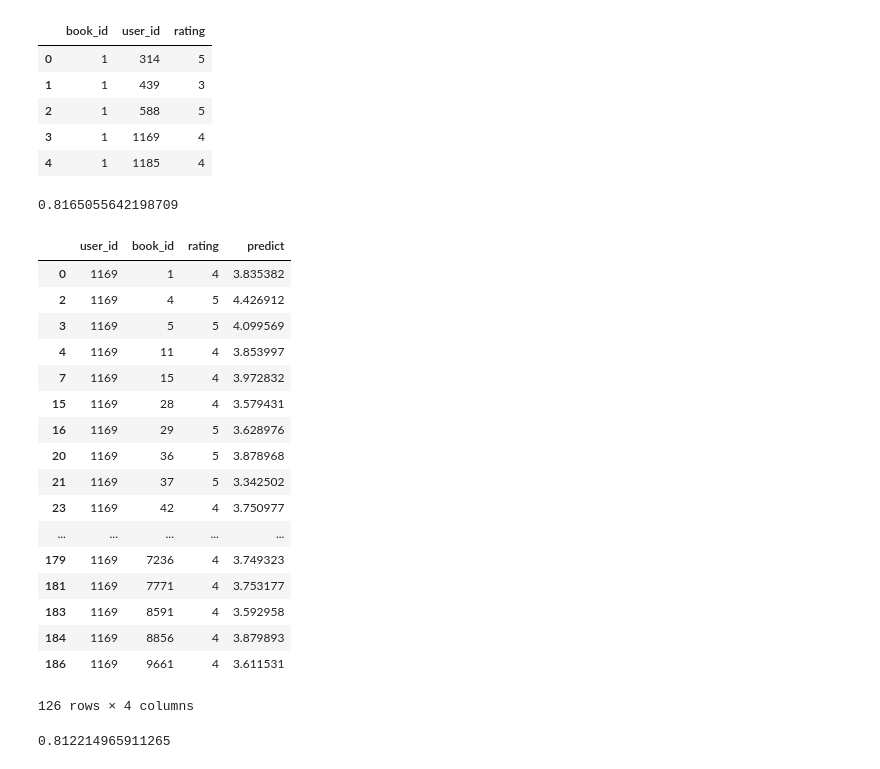
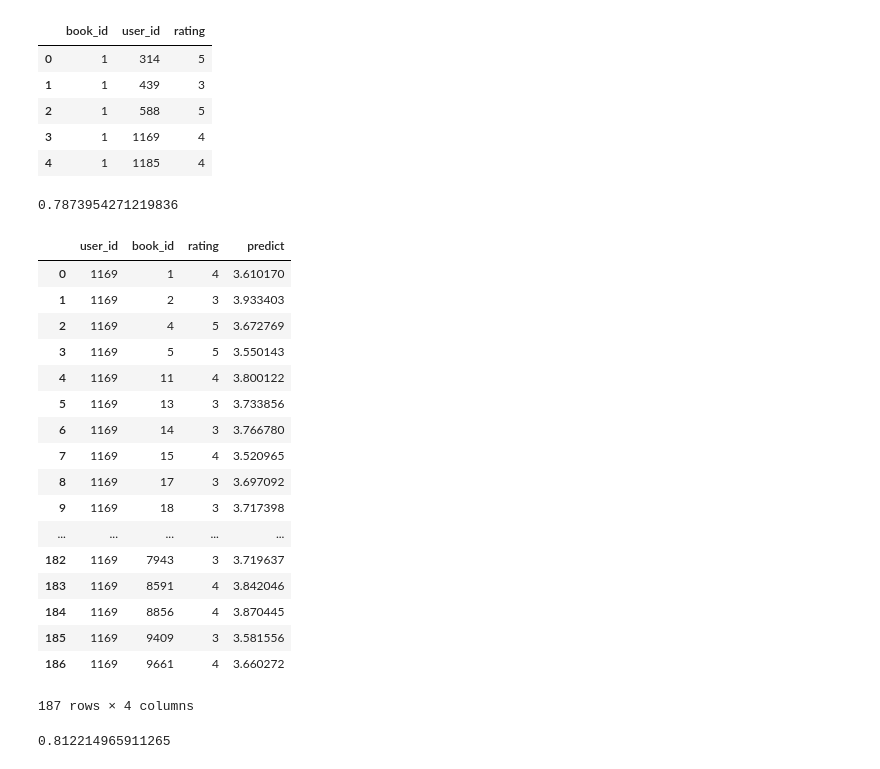
Before and after one commit to SnowWindSaveYou/Book-recommendation-system, a Jupyter notebook: NeuMF develope.ipynb, the cells around one changed output. Cells and saved outputs as stored; diff of their text form; code cells hidden in the pictures.

```diff
--- a/NeuMF develope.ipynb
+++ b/NeuMF develope.ipynb
@@ -255,12 +255,12 @@ liveloss2 = PlotLosses()
 liveloss3 = PlotLosses()
 # %%
 # define model
-NeuMF_model = NeuMF(num_users+1,num_items+1,16,8).to(device)
+# NeuMF_model = NeuMF(num_users+1,num_items+1,16,8).to(device)
 NeuMF_opt = optim.SGD(NeuMF_model.parameters(),lr=0.001)
 NeuMF_criterion = torch.nn.MSELoss()
 # NeuMF_model.load_state_dict(torch.load("./md_checkpoint/neumf_1.pkg"))
 # %%
-for i in range(0,11):
+for i in range(0,10):
     epoch_run(NeuMF_model,train_generator,NeuMF_opt,NeuMF_criterion,liveloss1,"train")
     if i %5:
         torch.save(NeuMF_model.state_dict(), "./md_checkpoint/neumf_8"+str(i)+".pkg")
@@ -311,28 +311,29 @@ contrast_df = rating_df[rating_df['user_id']==USERID].merge(
 # %%
 rmse(np.array(contrast_df["rating"]),np.array(contrast_df["predict"]))
 # %% [output]
-0.8165055642198709
+0.7873954271219836
 # %%
-contrast_df[contrast_df['rating']>=4]
+# contrast_df[contrast_df['rating']>=4]
+contrast_df
 # %% [output]
 |  | user_id | book_id | rating | predict |
-| 0 | 1169 | 1 | 4 | 3.835382 |
-| 2 | 1169 | 4 | 5 | 4.426912 |
-| 3 | 1169 | 5 | 5 | 4.099569 |
-| 4 | 1169 | 11 | 4 | 3.853997 |
-| 7 | 1169 | 15 | 4 | 3.972832 |
-| 15 | 1169 | 28 | 4 | 3.579431 |
-| 16 | 1169 | 29 | 5 | 3.628976 |
-| 20 | 1169 | 36 | 5 | 3.878968 |
-| 21 | 1169 | 37 | 5 | 3.342502 |
-| 23 | 1169 | 42 | 4 | 3.750977 |
+| 0 | 1169 | 1 | 4 | 3.610170 |
+| 1 | 1169 | 2 | 3 | 3.933403 |
+| 2 | 1169 | 4 | 5 | 3.672769 |
+| 3 | 1169 | 5 | 5 | 3.550143 |
+| 4 | 1169 | 11 | 4 | 3.800122 |
+| 5 | 1169 | 13 | 3 | 3.733856 |
+| 6 | 1169 | 14 | 3 | 3.766780 |
+| 7 | 1169 | 15 | 4 | 3.520965 |
+| 8 | 1169 | 17 | 3 | 3.697092 |
+| 9 | 1169 | 18 | 3 | 3.717398 |
 | ... | ... | ... | ... | ... |
-| 179 | 1169 | 7236 | 4 | 3.749323 |
-| 181 | 1169 | 7771 | 4 | 3.753177 |
-| 183 | 1169 | 8591 | 4 | 3.592958 |
-| 184 | 1169 | 8856 | 4 | 3.879893 |
-| 186 | 1169 | 9661 | 4 | 3.611531 |
+| 182 | 1169 | 7943 | 3 | 3.719637 |
+| 183 | 1169 | 8591 | 4 | 3.842046 |
+| 184 | 1169 | 8856 | 4 | 3.870445 |
+| 185 | 1169 | 9409 | 3 | 3.581556 |
+| 186 | 1169 | 9661 | 4 | 3.660272 |
-126 rows × 4 columns
+187 rows × 4 columns
 # %%
 # show result contrast
 USERID = 1169
```
Also changed, not shown: parts of 2 cells of this notebook.
